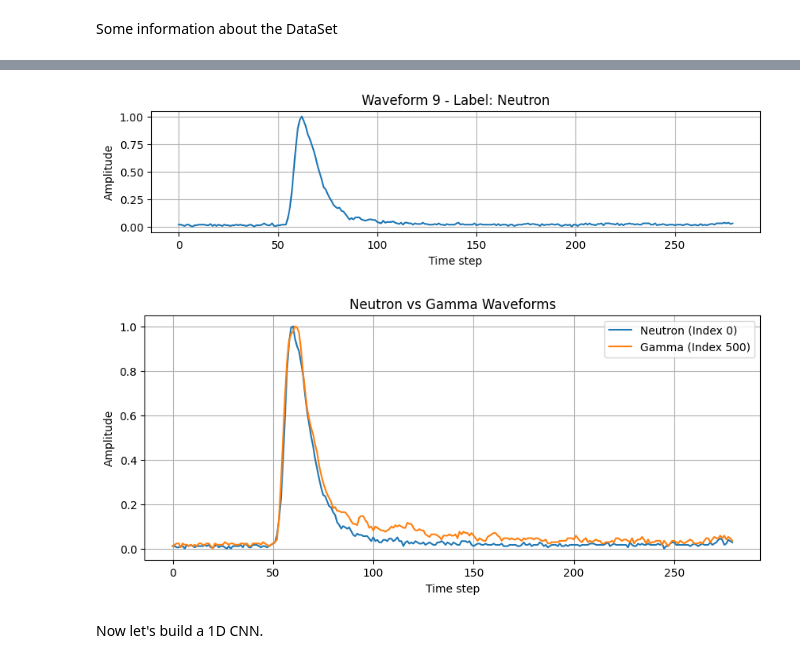
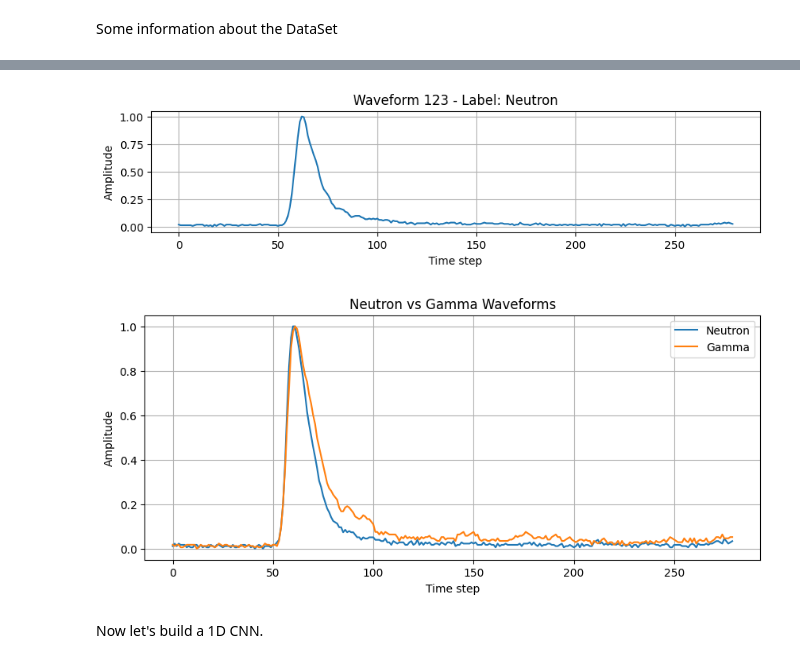
Before and after one commit to Neo-Julio/ml4HepNotebook, a Jupyter notebook: Tempotron.ipynb, the cells around one changed output, grey strips where cells are left out. Cells and saved outputs as stored; diff of their text form; code cells hidden in the pictures.

```diff
--- a/Tempotron.ipynb
+++ b/Tempotron.ipynb
@@ -46,33 +39,3 @@ Now let's visualize the data
 labels.mat  test_labels.txt  validation_data_normalized.txt
 # %% [markdown]
 Some information about the DataSet
-# %%
-
-# Load training data (waveforms)
-x_train = np.loadtxt("Dataset/dataset/training_dataset/training_data_normalized.txt", delimiter=",")
-
-# Load training labels (comma-separated single line)
-with open("Dataset/dataset/training_dataset/train_labels.txt", "r") as f:
-    line = f.readline()
-    y_train = np.array([int(x) for x in line.strip().split(",")])
-
-# Load validation data
-x_val = np.loadtxt("Dataset/dataset/validation_dataset/validation_data_normalized.txt", delimiter=",")
-
-# Load validation labels (comma-separated single line)
-with open("Dataset/dataset/validation_dataset/test_labels.txt", "r") as f:
-    line = f.readline()
-    y_val = np.array([int(x) for x in line.strip().split(",")])
-
-# Split validation into validation and test sets (50%-50%)
-x_val, x_test, y_val, y_test = train_test_split(
-    x_val, y_val, test_size=0.5, random_state=42, stratify=y_val
-)
-
-print("Training set size:", x_train.shape[0])
-print("Validation set size:", x_val.shape[0])
-print("Test set size:", x_test.shape[0])
-
-print("Training labels shape:", y_train.shape)
-print("Validation labels shape:", y_val.shape)
-print("Test labels shape:", y_test.shape)
@@ -108,5 +139,5 @@ plt.show()
 # %%
-i = 9
+i = 123
 plt.figure(figsize=(10, 2))
 plt.plot(x_train[i])
 label = 'Neutron' if y_train[i] == 1 else 'Gamma'
@@ -116,24 +147,24 @@ plt.ylabel("Amplitude")
 plt.grid(True)
 plt.show()
 # %% [output]
-[figure, old version]
+[figure, new version]
 # %%
-# Find one neutron and one gamma index
+# Find first neutron and gamma in the current (shuffled) x_train/y_train
 neutron_idx = np.where(y_train == 1)[0][0]
 gamma_idx = np.where(y_train == 0)[0][0]
 
 plt.figure(figsize=(10, 4))
-plt.plot(x_train[neutron_idx], label=f"Neutron (Index {neutron_idx})")
-plt.plot(x_train[gamma_idx], label=f"Gamma (Index {gamma_idx})")
+plt.plot(x_train[neutron_idx], label="Neutron")
+plt.plot(x_train[gamma_idx], label="Gamma")
 
 plt.title("Neutron vs Gamma Waveforms")
 plt.xlabel("Time step")
 plt.ylabel("Amplitude")
 plt.legend()
 plt.grid(True)
 plt.show()
 # %% [output]
-[figure, old version]
+[figure, new version]
 # %% [markdown]
 Now let's build a 1D CNN.
 # %%
```
Also changed, not shown: parts of 12 cells of this notebook.
